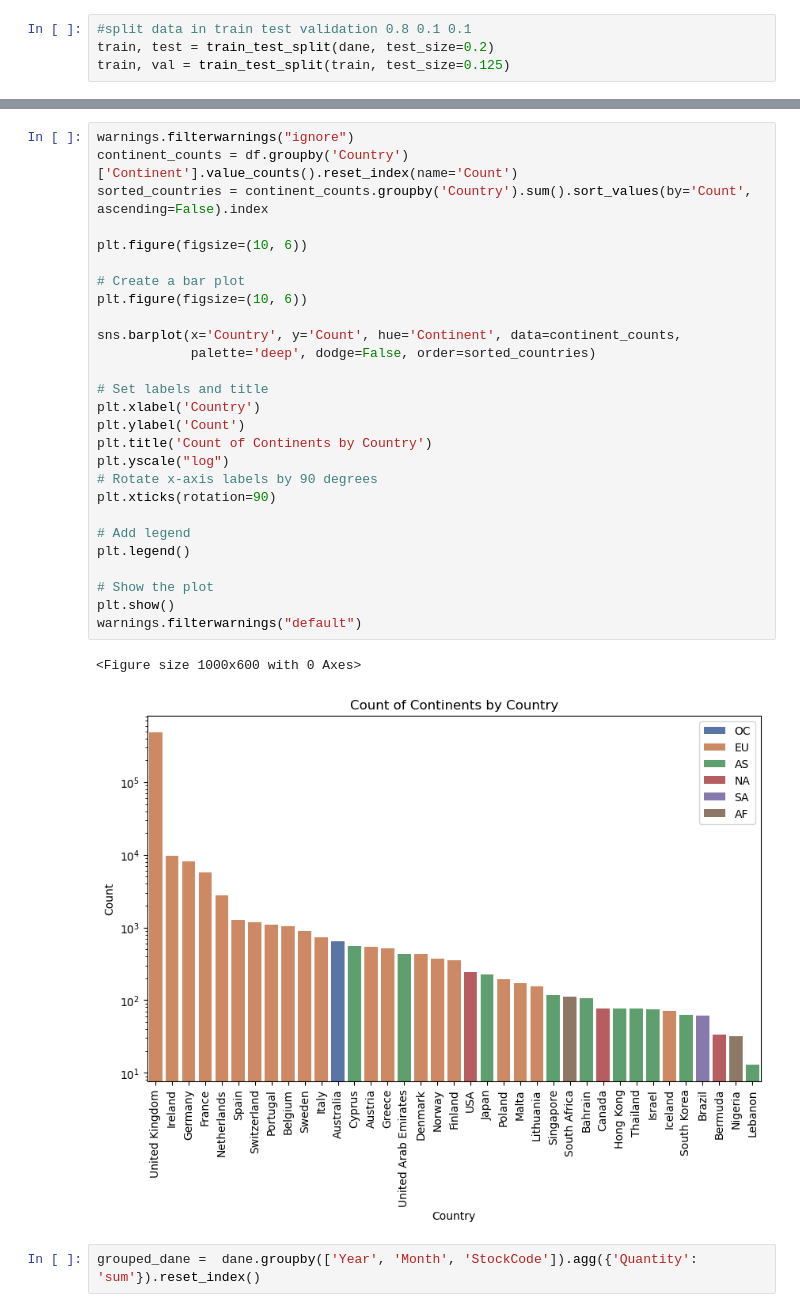
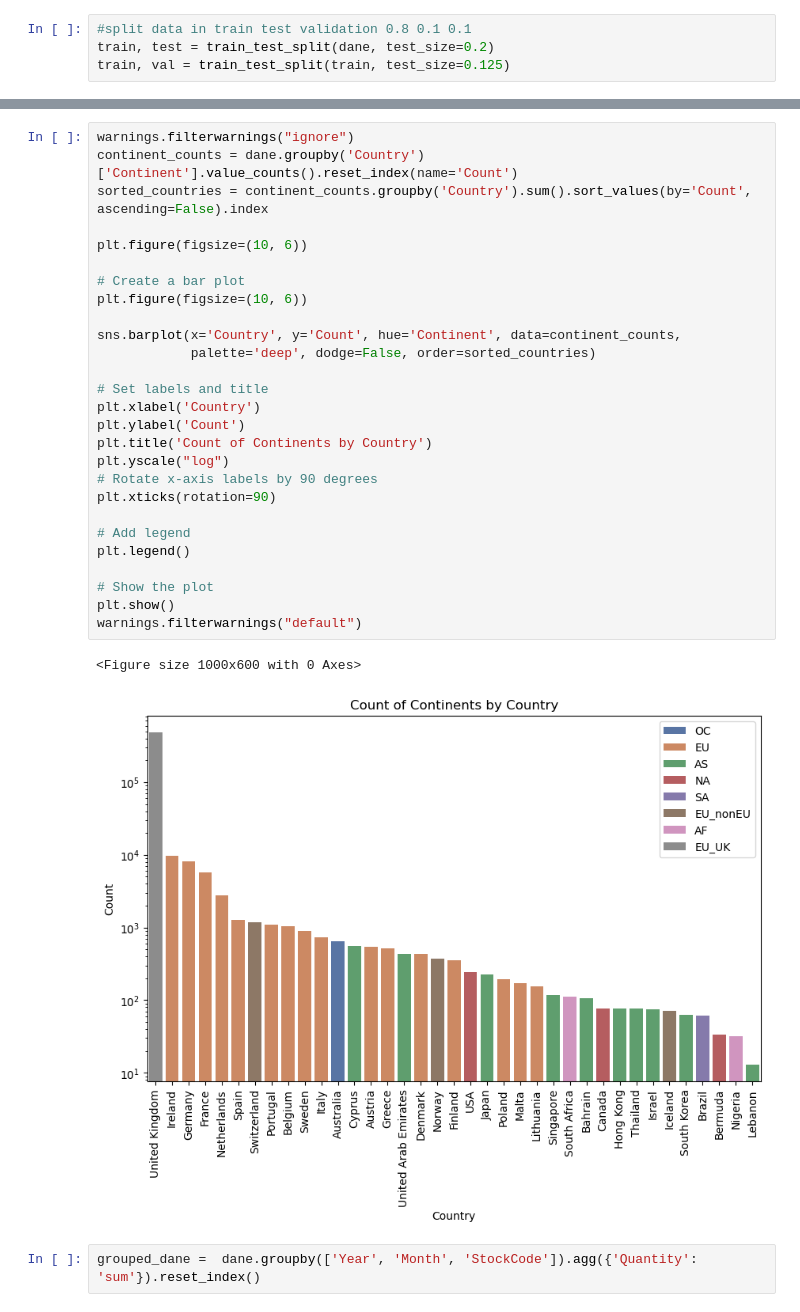
Before and after one commit to wojciechkosiuk/BestHacking-League2k23-mISIe1, a Jupyter notebook: przegladAdam.ipynb, the cells around one changed output, grey strips where cells are left out. Cells and saved outputs as stored; diff of their text form.

```diff
--- a/przegladAdam.ipynb
+++ b/przegladAdam.ipynb
@@ -47,33 +47,33 @@ plt.plot(train[train['StockCode'] == 20979].groupby('YearMonth')['Price'].mean()
 # %%
 warnings.filterwarnings("ignore")
-continent_counts = df.groupby('Country')['Continent'].value_counts().reset_index(name='Count')
+continent_counts = dane.groupby('Country')['Continent'].value_counts().reset_index(name='Count')
 sorted_countries = continent_counts.groupby('Country').sum().sort_values(by='Count', ascending=False).index
 
 plt.figure(figsize=(10, 6))
 
 # Create a bar plot
 plt.figure(figsize=(10, 6))
 
 sns.barplot(x='Country', y='Count', hue='Continent', data=continent_counts,
             palette='deep', dodge=False, order=sorted_countries)
 
 # Set labels and title
 plt.xlabel('Country')
 plt.ylabel('Count')
 plt.title('Count of Continents by Country')
 plt.yscale("log")
 # Rotate x-axis labels by 90 degrees
 plt.xticks(rotation=90)
 
 # Add legend
 plt.legend()
 
 # Show the plot
 plt.show()
 warnings.filterwarnings("default")
 # %% [output]
 <Figure size 1000x600 with 0 Axes>
-[figure, old version]
+[figure, new version]
 # %%
 grouped_dane =  dane.groupby(['Year', 'Month', 'StockCode']).agg({'Quantity': 'sum'}).reset_index()
 # %%
```
Also changed, not shown: parts of 3 cells of this notebook, 1 other file.
